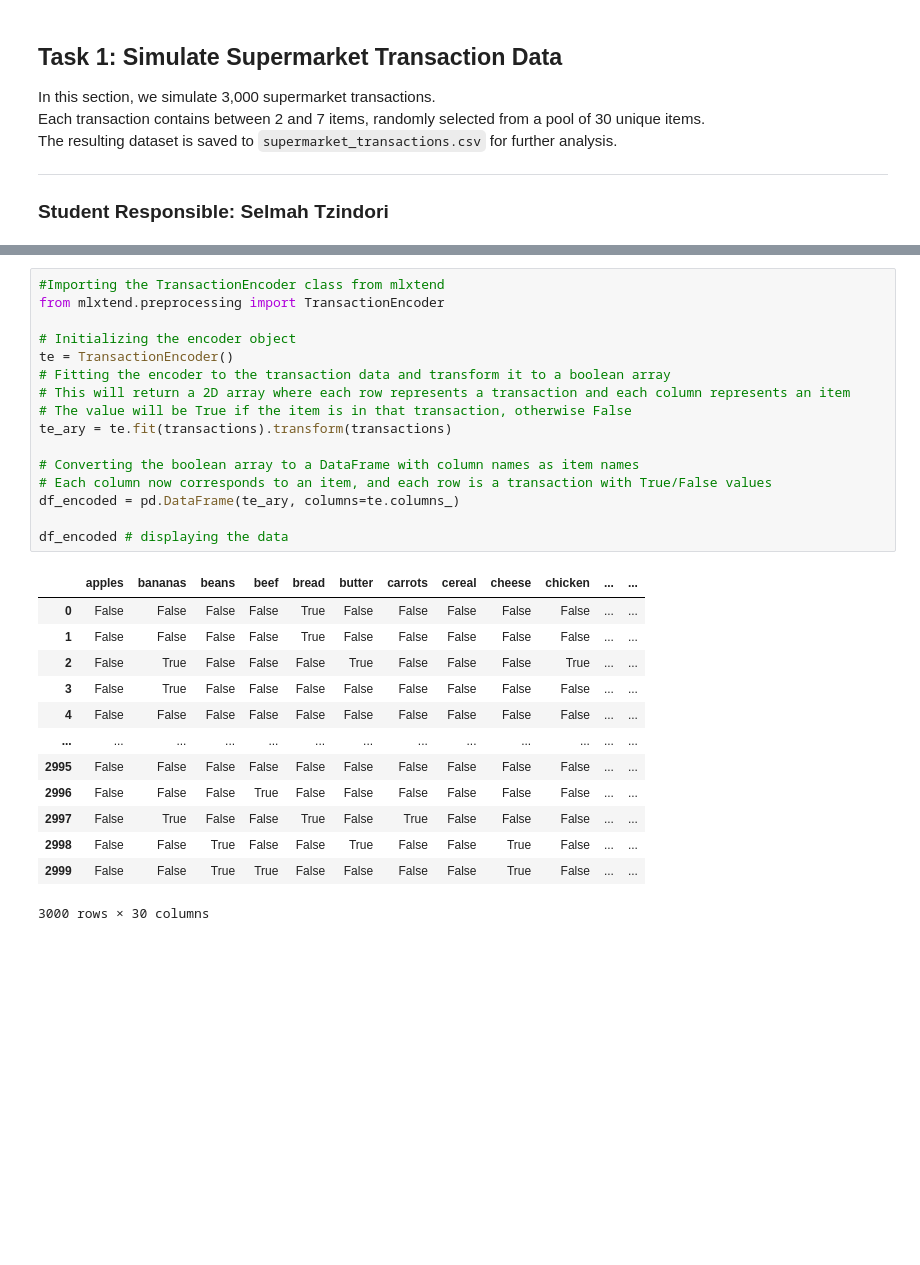
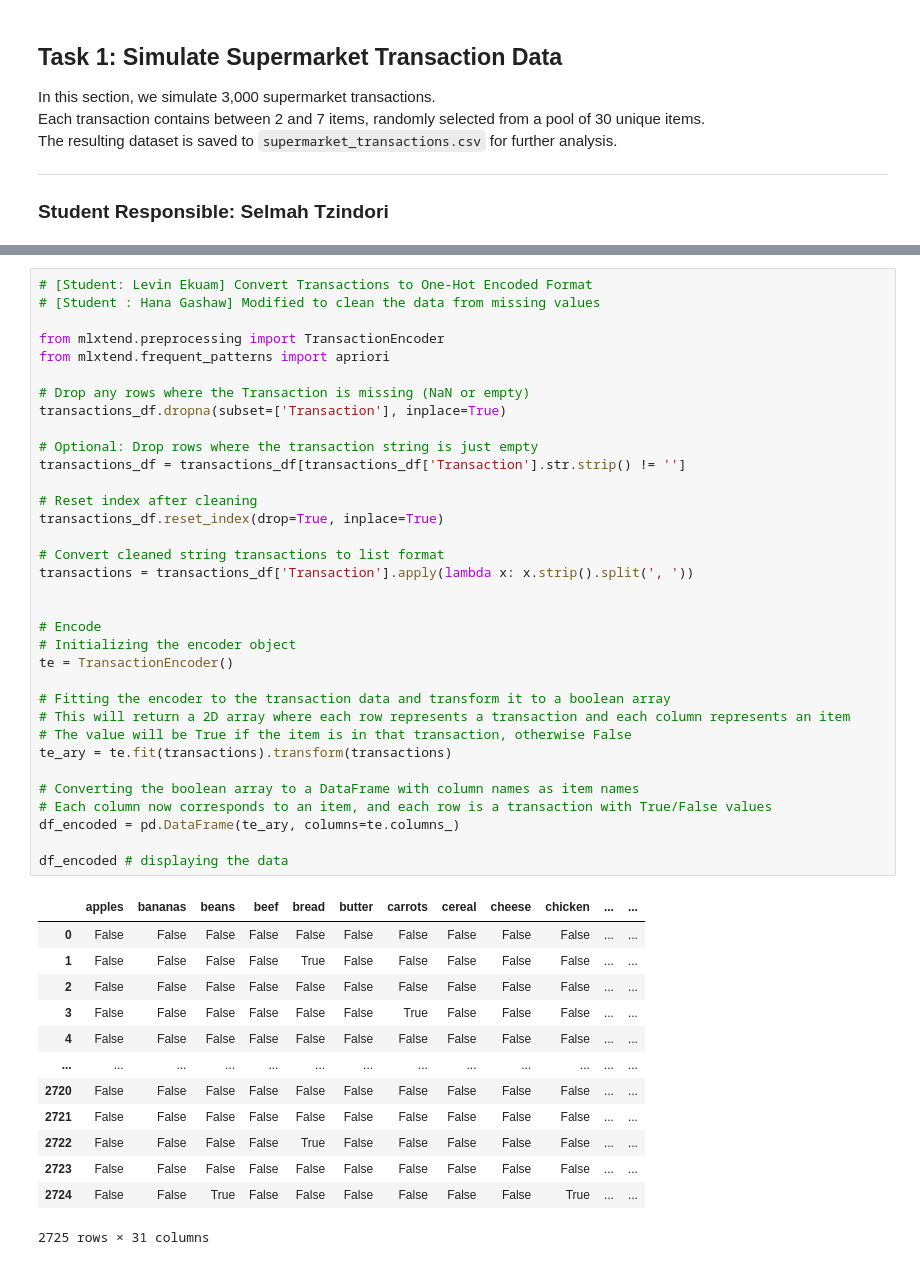
Before and after one commit to LEVIN0/Frequent-itemsets-group-6, a Jupyter notebook: frequent_itemsets_analysis.ipynb, the cells around one changed output, grey strips where cells are left out. Saved outputs shown, nothing was run; the diff lists cells and outputs as text; blank space fills up the shorter version.

Commit message:
Added seed for reproducibility, cleaned the dataset from missing values, and uploaded modified CSV files based on the seed for reproducibility

```diff
--- a/frequent_itemsets_analysis.ipynb
+++ b/frequent_itemsets_analysis.ipynb
@@ -87,33 +127,51 @@ A value of `True` indicates that the item is present in the transaction.
 # %%
-#Importing the TransactionEncoder class from mlxtend
+# [Student: Levin Ekuam] Convert Transactions to One-Hot Encoded Format
+# [Student : Hana Gashaw] Modified to clean the data from missing values
+
 from mlxtend.preprocessing import TransactionEncoder
+from mlxtend.frequent_patterns import apriori
 
+# Drop any rows where the Transaction is missing (NaN or empty)
+transactions_df.dropna(subset=['Transaction'], inplace=True)
+
+# Optional: Drop rows where the transaction string is just empty
+transactions_df = transactions_df[transactions_df['Transaction'].str.strip() != '']
+
+# Reset index after cleaning
+transactions_df.reset_index(drop=True, inplace=True)
+
+# Convert cleaned string transactions to list format
+transactions = transactions_df['Transaction'].apply(lambda x: x.strip().split(', '))
+
+
+# Encode
 # Initializing the encoder object
 te = TransactionEncoder()
+
 # Fitting the encoder to the transaction data and transform it to a boolean array
 # This will return a 2D array where each row represents a transaction and each column represents an item
 # The value will be True if the item is in that transaction, otherwise False
 te_ary = te.fit(transactions).transform(transactions)
 
 # Converting the boolean array to a DataFrame with column names as item names
 # Each column now corresponds to an item, and each row is a transaction with True/False values
 df_encoded = pd.DataFrame(te_ary, columns=te.columns_)
 
 df_encoded # displaying the data
 # %% [output]
 |  | apples | bananas | beans | beef | bread | butter | carrots | cereal | cheese | chicken | ... | ... |
-| 0 | False | False | False | False | True | False | False | False | False | False | ... | ... |
+| 0 | False | False | False | False | False | False | False | False | False | False | ... | ... |
 | 1 | False | False | False | False | True | False | False | False | False | False | ... | ... |
-| 2 | False | True | False | False | False | True | False | False | False | True | ... | ... |
-| 3 | False | True | False | False | False | False | False | False | False | False | ... | ... |
+| 2 | False | False | False | False | False | False | False | False | False | False | ... | ... |
+| 3 | False | False | False | False | False | False | True | False | False | False | ... | ... |
 | 4 | False | False | False | False | False | False | False | False | False | False | ... | ... |
 | ... | ... | ... | ... | ... | ... | ... | ... | ... | ... | ... | ... | ... |
-| 2995 | False | False | False | False | False | False | False | False | False | False | ... | ... |
-| 2996 | False | False | False | True | False | False | False | False | False | False | ... | ... |
-| 2997 | False | True | False | False | True | False | True | False | False | False | ... | ... |
-| 2998 | False | False | True | False | False | True | False | False | True | False | ... | ... |
-| 2999 | False | False | True | True | False | False | False | False | True | False | ... | ... |
+| 2720 | False | False | False | False | False | False | False | False | False | False | ... | ... |
+| 2721 | False | False | False | False | False | False | False | False | False | False | ... | ... |
+| 2722 | False | False | False | False | True | False | False | False | False | False | ... | ... |
+| 2723 | False | False | False | False | False | False | False | False | False | False | ... | ... |
+| 2724 | False | False | True | False | False | False | False | False | False | True | ... | ... |
-3000 rows × 30 columns
+2725 rows × 31 columns
 # %% [markdown]
 ##  Task 3: Find Frequent Itemsets using the Apriori Algorithm
 
```
Also changed, not shown: parts of 14 cells of this notebook, 4 other files.
